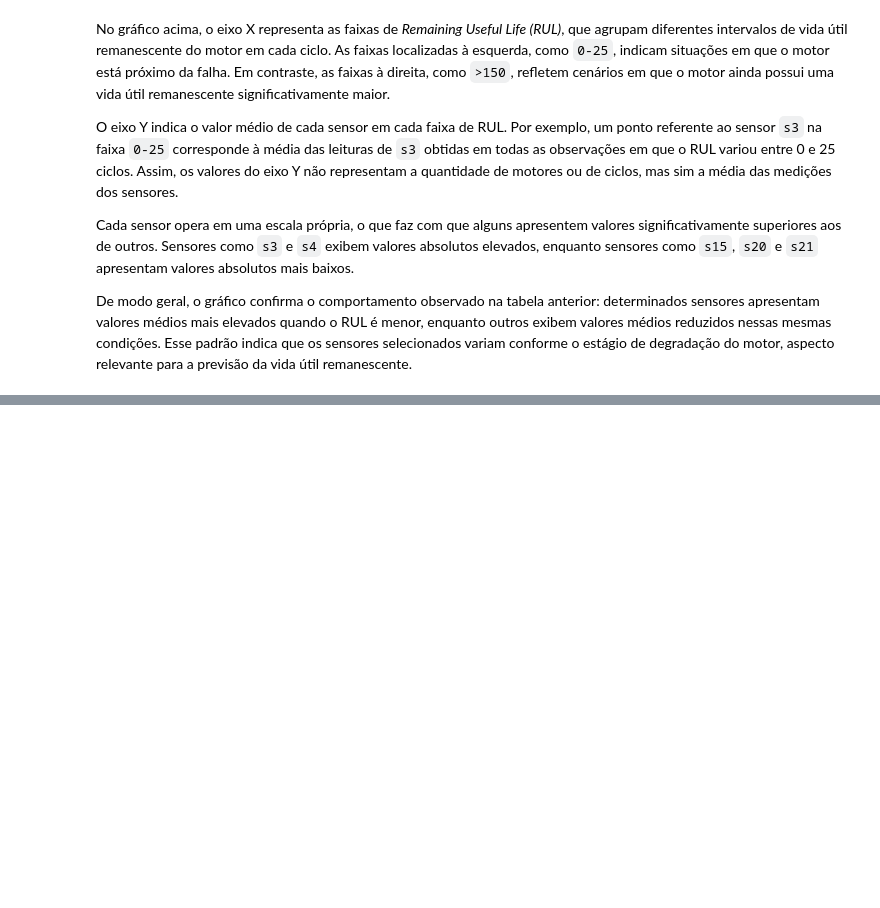
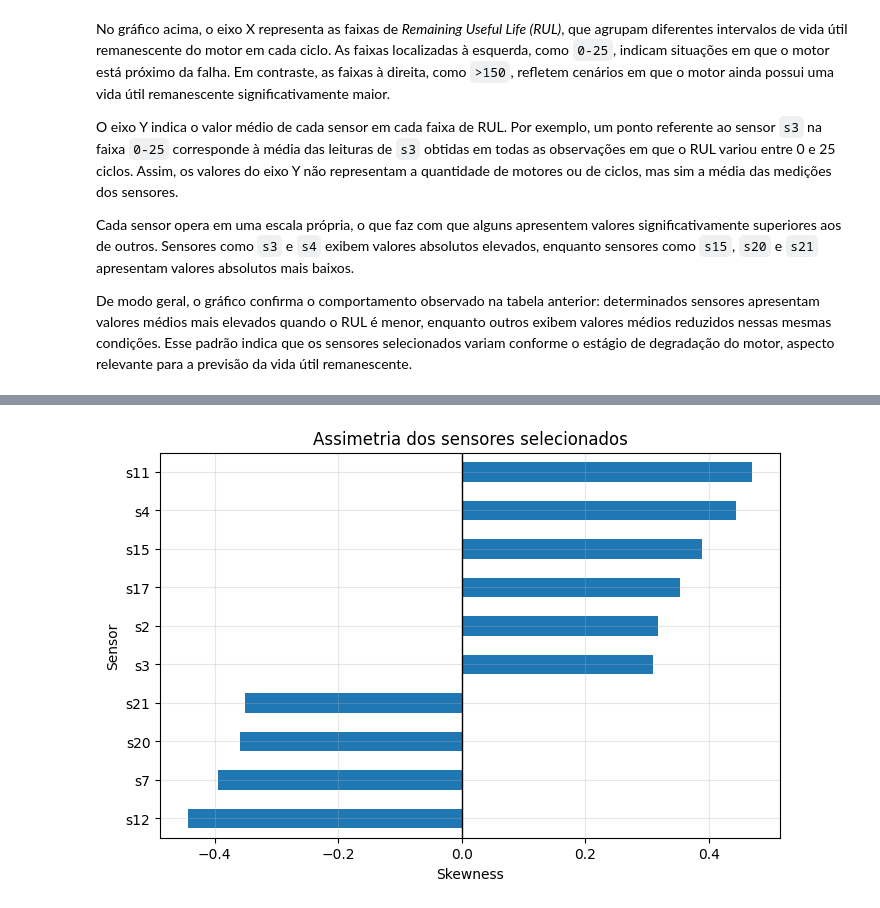
Before and after one commit to ander-oliveira/rul-prediction-cmapss, a Jupyter notebook: Prediction_RUL_CMAPSS.ipynb, the cells around one changed output, grey strips where cells are left out. Cells and saved outputs as stored; diff of their text form; code cells hidden in the pictures; blank space fills up the shorter version.

Commit message:
Phase 3: EDA done (including kurtosis)

```diff
--- a/Prediction_RUL_CMAPSS.ipynb
+++ b/Prediction_RUL_CMAPSS.ipynb
@@ -820,0 +851,6 @@ De modo geral, o gráfico confirma o comportamento observado na tabela anterior:
+# %%
+shape_stats_df = train_df[selected_sensors].agg(["skew", "kurt"]).T
+shape_stats_df.columns = ["skewness", "kurtosis_excess"]
+
+shape_stats_df["abs_skewness"] = shape_stats_df["skewness"].abs()
+shape_stats_df["abs_kurtosis_excess"] = shape_stats_df["kurtosis_excess"].abs()
@@ -820,0 +877,11 @@ De modo geral, o gráfico confirma o comportamento observado na tabela anterior:
+# %%
+shape_stats_df["skewness"].sort_values().plot(kind="barh", figsize=(8, 5))
+
+plt.title("Assimetria dos sensores selecionados")
+plt.xlabel("Skewness")
+plt.ylabel("Sensor")
+plt.axvline(0, color="black", linewidth=1)
+plt.grid(alpha=0.3)
+plt.show()
+# %% [output]
+[figure, added]
```
Also changed, not shown: parts of 8 cells of this notebook.
